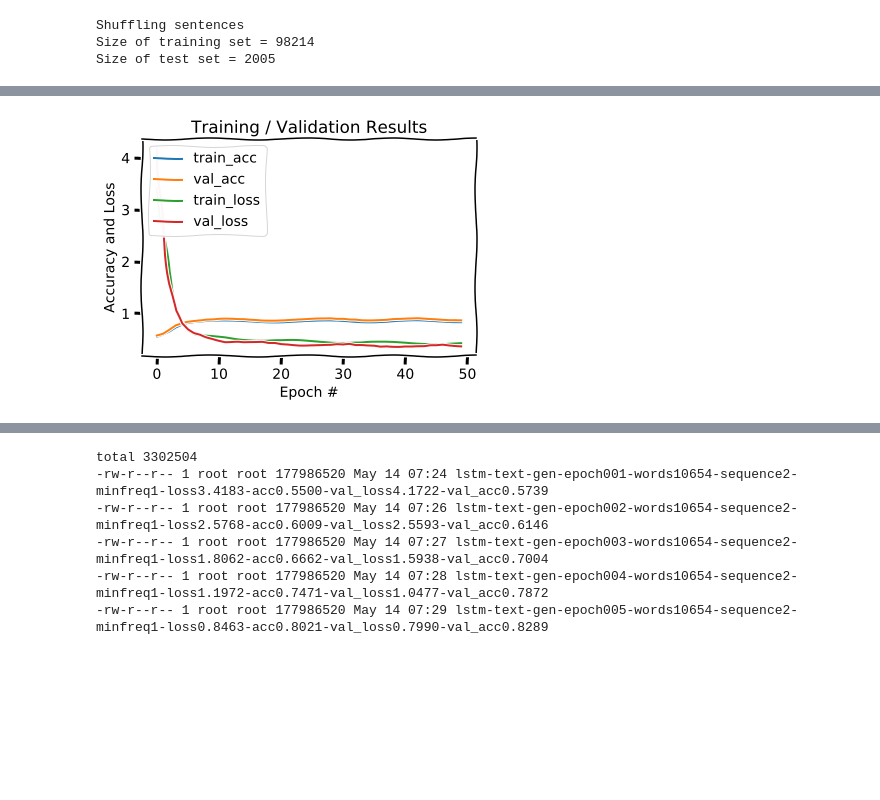
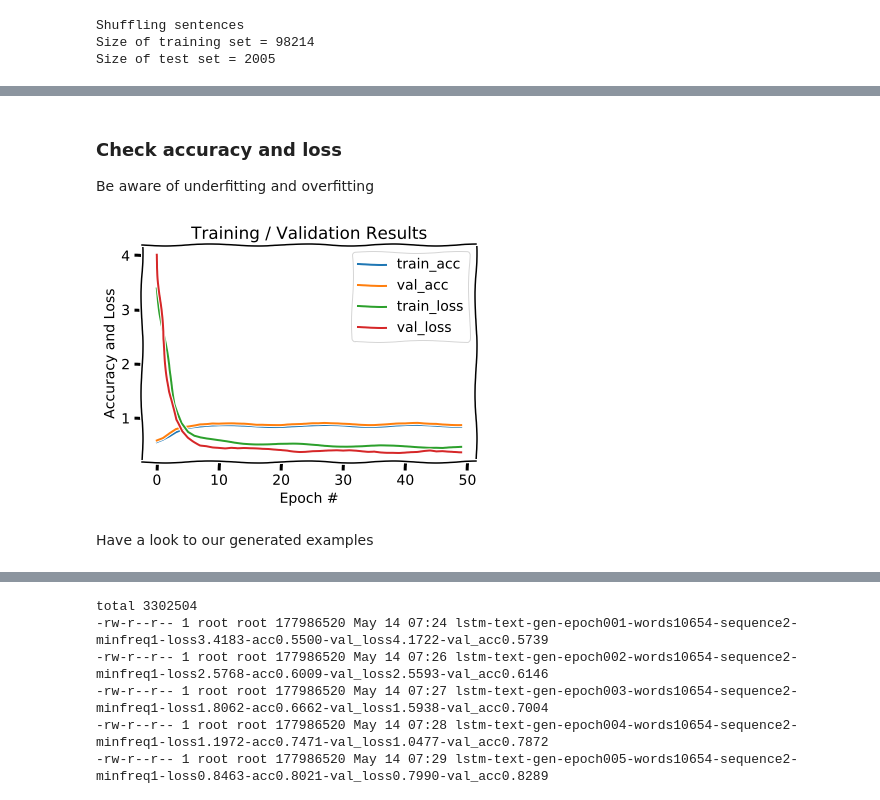
Before and after one commit to rawar-zz/tensorflow-notebooks, a Jupyter notebook: lstm_text_generator.ipynb, the cells around one changed output, grey strips where cells are left out. Drawn from its saved outputs; the diff is of its cells as text; code cells hidden in the pictures; blank space fills up the shorter version.

```diff
--- a/lstm_text_generator.ipynb
+++ b/lstm_text_generator.ipynb
@@ -45,0 +48,3 @@ Name: title, dtype: object
+# %%
+headlines_data_frame = headlines_data_frame.str.lower()
+headlines_data_frame.head(20)
@@ -123,7 +148,7 @@ Size of test set = 2005
 # %%
 model = tf.keras.models.Sequential([
     tf.keras.layers.Embedding(input_dim=len(words), output_dim=1024),
-    tf.keras.layers.Bidirectional(tf.keras.layers.LSTM(units=128), ),
-    #tf.keras.layers.Dropout(0.2),
+    tf.keras.layers.Bidirectional(tf.keras.layers.LSTM(units=128)),
+    tf.keras.layers.Dropout(0.1),
     tf.keras.layers.Dense(len(words), activation='softmax')
 ])
@@ -241,18 +258,23 @@ Epoch 50/50
+# %% [markdown]
+### Check accuracy and loss
+Be aware of underfitting and overfitting
 # %%
 from matplotlib import pyplot
 
 pyplot.xkcd()
 pyplot.plot(history.history['acc'])
 pyplot.plot(history.history['val_acc'])
 pyplot.plot(history.history['loss'])
 pyplot.plot(history.history['val_loss'])
 pyplot.title('Training / Validation Results')
 pyplot.ylabel('Accuracy and Loss')
 pyplot.xlabel('Epoch #')
-pyplot.legend(['train_acc', 'val_acc', 'train_loss', 'val_loss'], loc='upper left')
+pyplot.legend(['train_acc', 'val_acc', 'train_loss', 'val_loss'], loc='upper right')
 pyplot.show()
 # %% [output]
-[figure, old version]
+[figure, new version]
+# %% [markdown]
+Have a look to our generated examples
 # %%
 !tail -n 25 examples.txt
 # %% [output]
```
Also changed, not shown: parts of 20 cells of this notebook.
